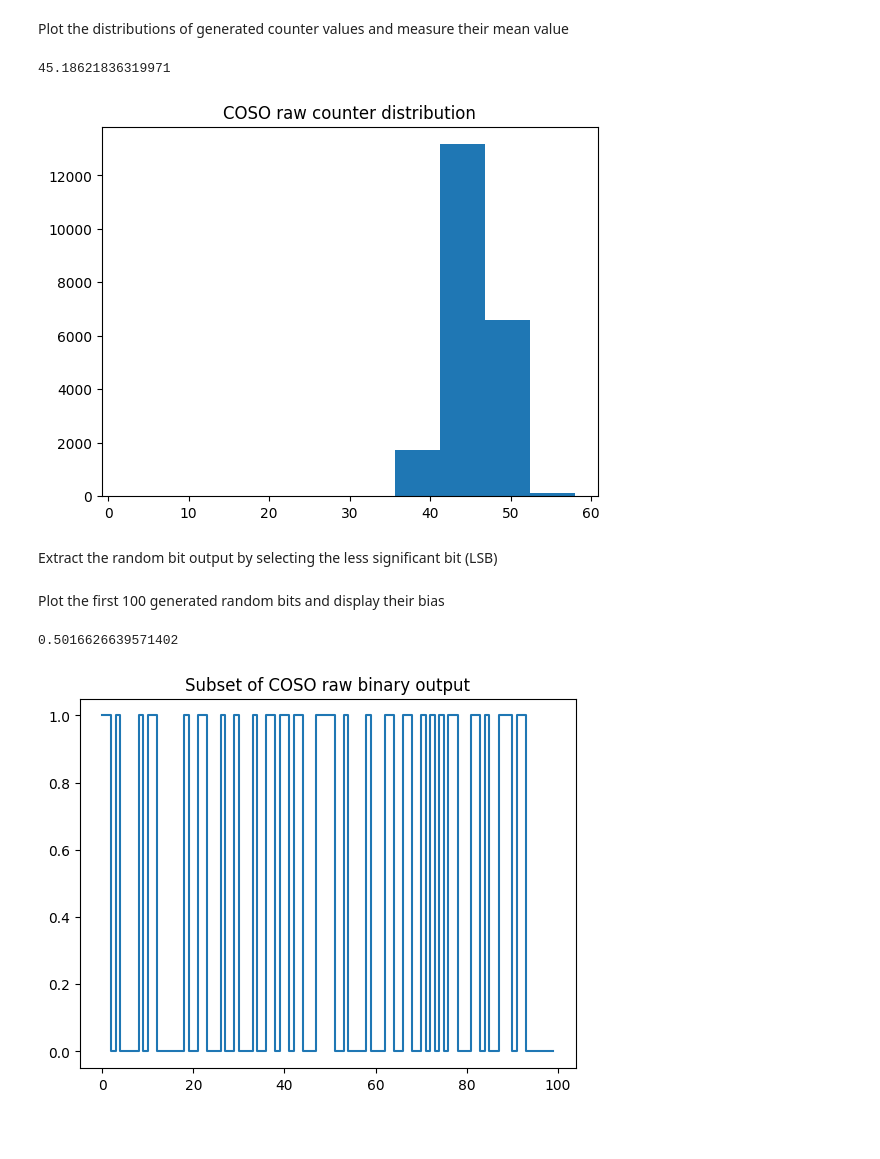
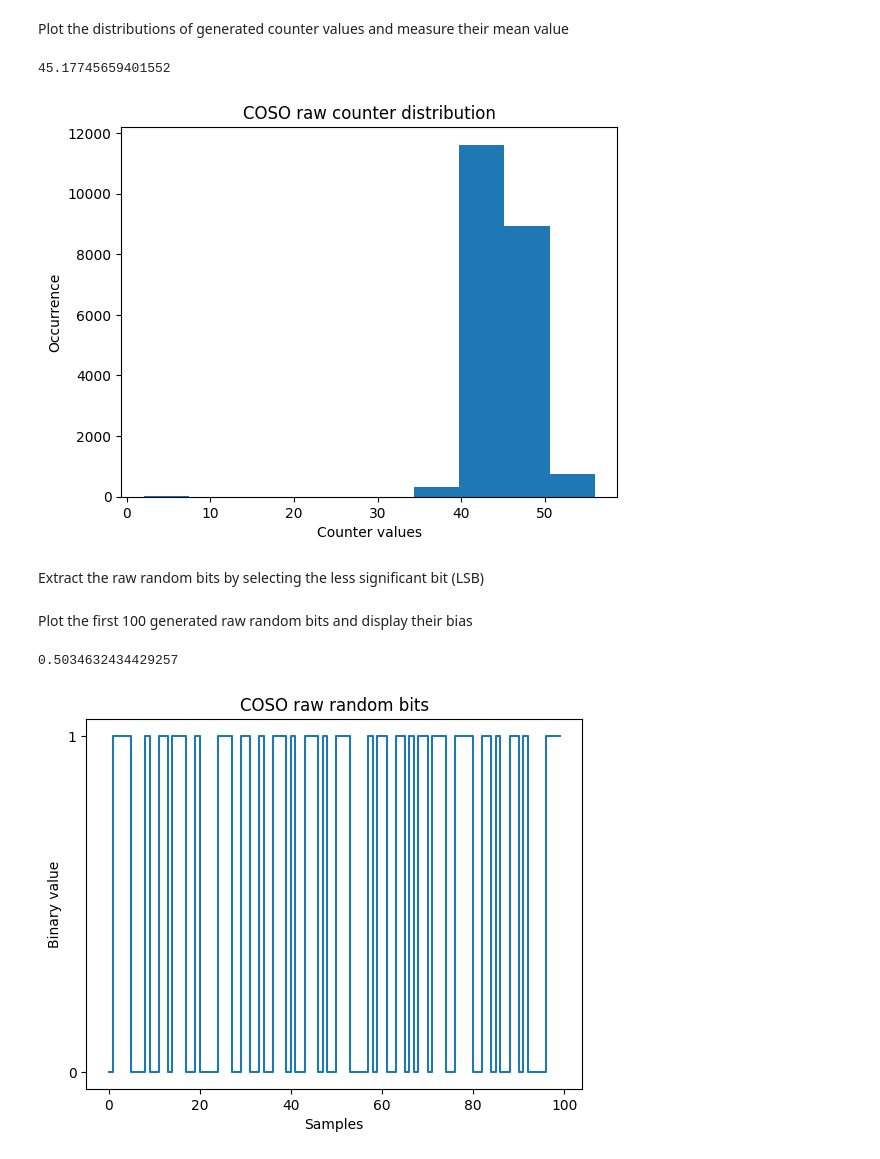
Before and after one commit to opentrng/ptrng, a Jupyter notebook: emulator/playground.ipynb, the cells around one changed output. Cells and saved outputs as stored; diff of their text form; code cells hidden in the pictures; blank space fills up the shorter version.

```diff
--- a/emulator/playground.ipynb
+++ b/emulator/playground.ipynb
@@ -134,21 +144,26 @@ Plot the distributions of generated counter values and measure their mean value
 # %%
 plt.hist(counter)
 plt.title("COSO raw counter distribution")
+plt.xlabel("Counter values")
+plt.ylabel("Occurrence")
 np.mean(counter)
 # %% [output]
-45.18621836319971
+45.17745659401552
-[figure, old version]
+[figure, new version]
 # %% [markdown]
-Extract the random bit output by selecting the less significant bit (LSB)
+Extract the raw random bits by selecting the less significant bit (LSB)
 # %%
 bits = counter%2
 # %% [markdown]
-Plot the first 100 generated random bits and display their bias
+Plot the first 100 generated raw random bits and display their bias
 # %%
 limit = 100
 plt.step(range(limit), bits[:limit])
-plt.title("Subset of COSO raw binary output")
+plt.title("COSO raw random bits")
+plt.xlabel("Samples")
+plt.ylabel("Binary value")
+plt.yticks([0, 1])
 np.mean(bits)
 # %% [output]
-0.5016626639571402
+0.5034632434429257
-[figure, old version]
+[figure, new version]
```
Also changed, not shown: parts of 12 cells of this notebook, 6 other files.
